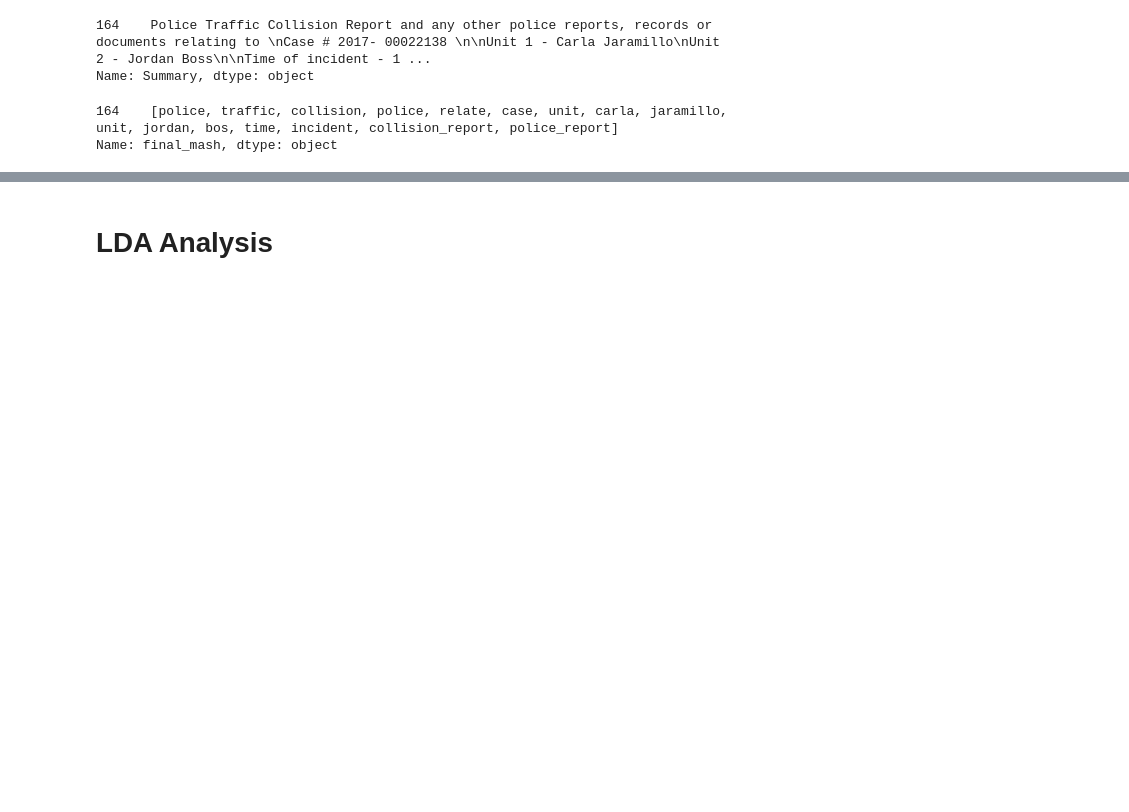
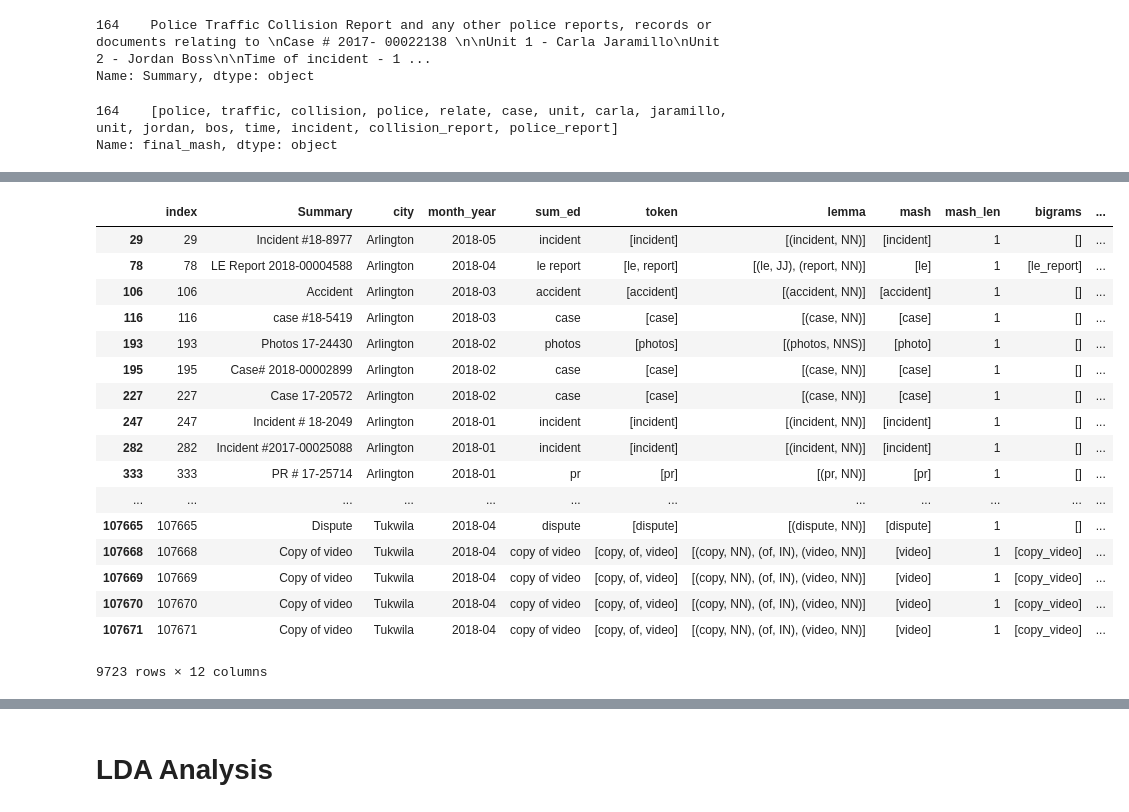
Before and after one commit to alenastern/Sunlight_FOIA, a Jupyter notebook: src/analysis/q2_LDA.ipynb, the cells around one changed output, grey strips where cells are left out. Drawn from its saved outputs; the diff is of its cells as text; code cells hidden in the pictures; blank space fills up the shorter version.

```diff
--- a/src/analysis/q2_LDA.ipynb
+++ b/src/analysis/q2_LDA.ipynb
@@ -300,15 +340,6 @@ Counter(bigram_list).most_common(100)
  ('witness_statement', 612),
  ('county_thurston', 608),
  ('thurston_state', 608)]
-# %%
-common_bigrams = ['police_report', 'public_record', 'insurance_company', 'location_loss', 'date_occurrence', 'reportcase_number',
-'insure_driver', 'auto_accident', 'occurrence_location', 'transactionreference_insurance', 'number_date', 'type_auto',
-'accident_reportcase', 'code_violation', 'copy_police', 'incident_report', 'police_department', 'certificate_occupancy',
-'accident_report', 'property_locate', 'storage_tank','driver_note', 'building_permit', 'driver_driver','case_number',
- 'hazardous_material', 'collision_report', 'state_farm', 'site_plan', 'fire_department', 'ftp_report', 'auto_theft',
- 'fire_code', 'request_police', 'farm_claim', 'claim_compass', 'site_assessment', 'compass_report', 'environmental_site',
- 'tax_sale', 'loss_cross','city_council', 'code_enforcement', 'subject_property', 'report_case', 'phase_environmental',
- 'report_incident', 'date_loss', 'police_case', 'witness_statement']
 # %%
 data['common_bigrams'] = data['bigrams'].apply(lambda x: [i for i in x if i in common_bigrams])
 # %%
@@ -318,7 +349,8 @@ noise = ['dr', 'jan', 'feb', 'mar', 'apr', 'may', 'jun', 'jul', 'aug', 'sept', '
         'find', 'could', 'go', 'take', 'e', 'n', 's', 'w', '“', '’', '”', '•', 'northeast', 'northwest', 'southeast',
         'southwest', 'north', 'south', 'east', 'west', 'orleans', '–', 'a', 'b', 'c', 'd', 'f', 'g', 'h', 'i', 'j', 'k',
         'l', 'm', 'o', 'p', 'q', 'r', 't', 'u', 'v', 'x', 'y', 'z', 'am', 'pm', 'hr', 'mr', 'ms', 'mrs', 'johnson',
-        'jr', 'kent', 'christopher', 'miller', 'joe', 'willows', 'david', 'michael', 'john', 'red', 'robert']
+        'jr', 'kent', 'christopher', 'miller', 'joe', 'willows', 'david', 'michael', 'john', 'red', 'robert',
+        'ask', 'able', 'let', 'question', 'also', 'snohomish']
 # %%
 data['mash'] = data['mash'].apply(lambda x: [i for i in x if i not in noise])
 # %%
@@ -374,2 +423,0 @@ data["Summary"][70000]
-# %%
-data['nd'] = data['final_mash'].apply(lambda x: "nd" in x)
@@ -382,3 +446,26 @@ data_rep.head()
+# %%
+data_1= data[data['mash_len'] == 1]
+# %%
+data_1[:-200]
+# %% [output]
+|  | index | Summary | city | month_year | sum_ed | token | lemma | mash | mash_len | bigrams | ... |
+| 29 | 29 | Incident #18-8977 | Arlington | 2018-05 | incident | [incident] | [(incident, NN)] | [incident] | 1 | [] | ... |
+| 78 | 78 | LE Report 2018-00004588 | Arlington | 2018-04 | le report | [le, report] | [(le, JJ), (report, NN)] | [le] | 1 | [le_report] | ... |
+| 106 | 106 | Accident | Arlington | 2018-03 | accident | [accident] | [(accident, NN)] | [accident] | 1 | [] | ... |
+| 116 | 116 | case #18-5419 | Arlington | 2018-03 | case | [case] | [(case, NN)] | [case] | 1 | [] | ... |
+| 193 | 193 | Photos 17-24430 | Arlington | 2018-02 | photos | [photos] | [(photos, NNS)] | [photo] | 1 | [] | ... |
+| 195 | 195 | Case# 2018-00002899 | Arlington | 2018-02 | case | [case] | [(case, NN)] | [case] | 1 | [] | ... |
+| 227 | 227 | Case 17-20572 | Arlington | 2018-02 | case | [case] | [(case, NN)] | [case] | 1 | [] | ... |
+| 247 | 247 | Incident # 18-2049 | Arlington | 2018-01 | incident | [incident] | [(incident, NN)] | [incident] | 1 | [] | ... |
+| 282 | 282 | Incident #2017-00025088 | Arlington | 2018-01 | incident | [incident] | [(incident, NN)] | [incident] | 1 | [] | ... |
+| 333 | 333 | PR # 17-25714 | Arlington | 2018-01 | pr | [pr] | [(pr, NN)] | [pr] | 1 | [] | ... |
+| ... | ... | ... | ... | ... | ... | ... | ... | ... | ... | ... | ... |
+| 107665 | 107665 | Dispute | Tukwila | 2018-04 | dispute | [dispute] | [(dispute, NN)] | [dispute] | 1 | [] | ... |
+| 107668 | 107668 | Copy of video | Tukwila | 2018-04 | copy of video | [copy, of, video] | [(copy, NN), (of, IN), (video, NN)] | [video] | 1 | [copy_video] | ... |
+| 107669 | 107669 | Copy of video | Tukwila | 2018-04 | copy of video | [copy, of, video] | [(copy, NN), (of, IN), (video, NN)] | [video] | 1 | [copy_video] | ... |
+| 107670 | 107670 | Copy of video | Tukwila | 2018-04 | copy of video | [copy, of, video] | [(copy, NN), (of, IN), (video, NN)] | [video] | 1 | [copy_video] | ... |
+| 107671 | 107671 | Copy of video | Tukwila | 2018-04 | copy of video | [copy, of, video] | [(copy, NN), (of, IN), (video, NN)] | [video] | 1 | [copy_video] | ... |
+9723 rows × 12 columns
 # %%
 data.to_csv('data.csv', index=False)
 # %%
```
Also changed, not shown: parts of 36 cells of this notebook.
